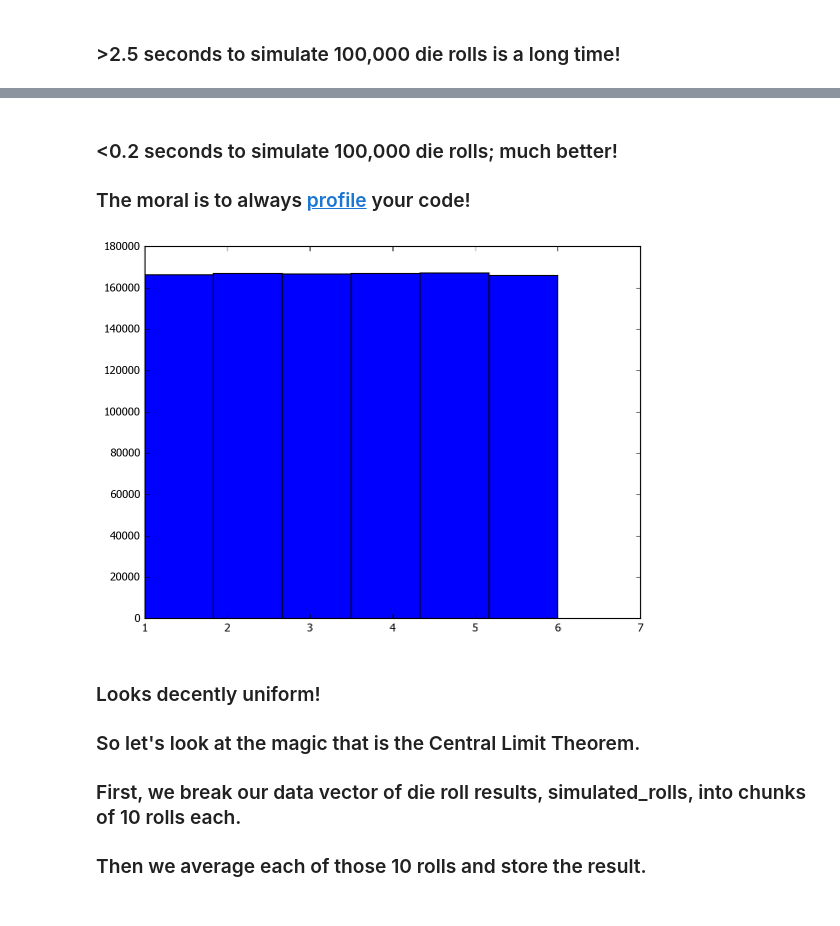
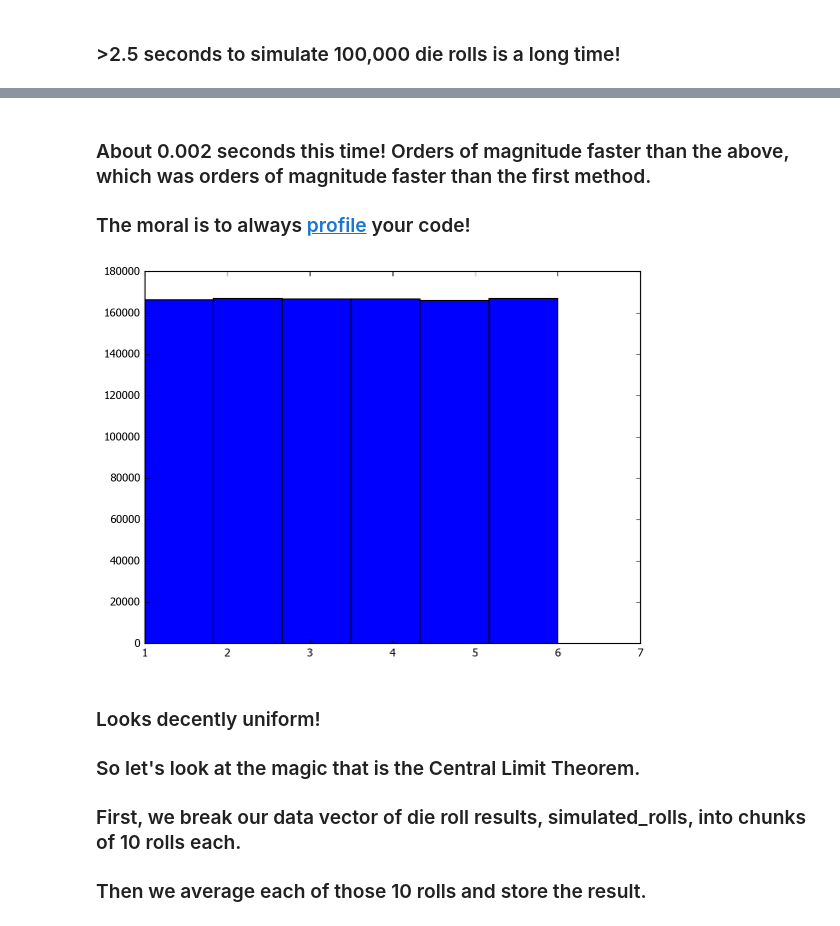
Before and after one commit to ollie-d/LectureMaterials, a Jupyter notebook: UCSD COGS108 - Data Science in Practice - Central Limit Theorem.ipynb, the cells around one changed output, grey strips where cells are left out. Cells and saved outputs as stored; diff of their text form; code cells hidden in the pictures.

```diff
--- a/UCSD COGS108 - Data Science in Practice - Central Limit Theorem.ipynb
+++ b/UCSD COGS108 - Data Science in Practice - Central Limit Theorem.ipynb
@@ -60,20 +74,21 @@ Wall time: 155 ms
 # %% [markdown]
-### <0.2 seconds to simulate 100,000 die rolls; much better!
+### About 0.002 seconds this time! Orders of magnitude faster than the above, which was orders of magnitude faster than the first method.
+
 ### The moral is to always <a href = "https://en.wikipedia.org/wiki/Profiling_(computer_programming)">profile</a> your code!
 # %%
 num_rolls = 1000000
 
-simulated_rolls = rollDie(num_rolls)
+simulated_rolls = np.random.randint(low=1, high=7, size=num_rolls)
 
 # np.unique finds the unique values are in our data (1, 2, 3, 4, 5, 6)
 # and np.size asks how many there are (6)
 # we then use that to define the number of bins we want in our histogram
 number_of_bins = np.size(np.unique(simulated_rolls))
 
 plt.hist(simulated_rolls, number_of_bins)
 plt.show()
 # %% [output]
-[figure, old version]
+[figure, new version]
 # %% [markdown]
 ### Looks decently uniform!
 ### So let's look at the magic that is the Central Limit Theorem.
```
Also changed, not shown: parts of 13 cells of this notebook.
